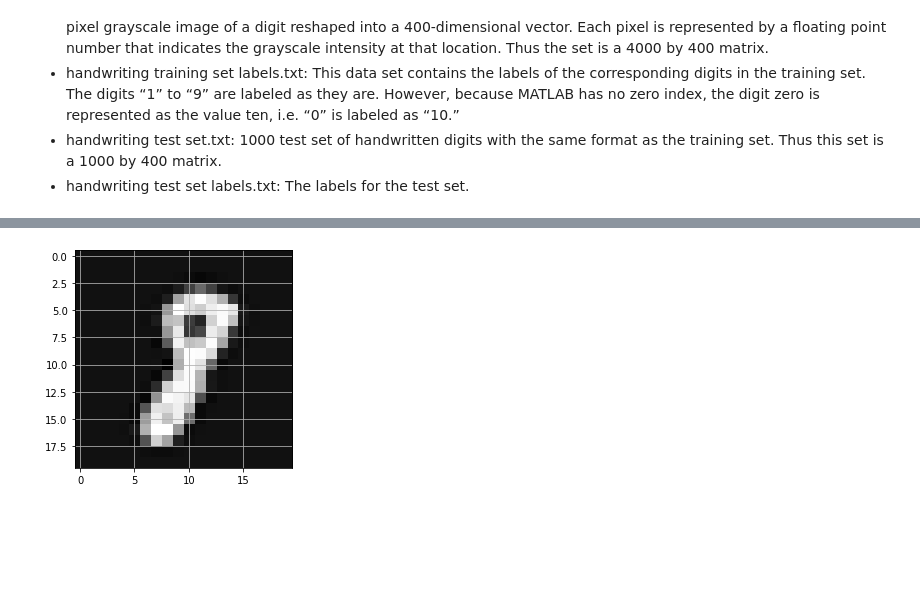
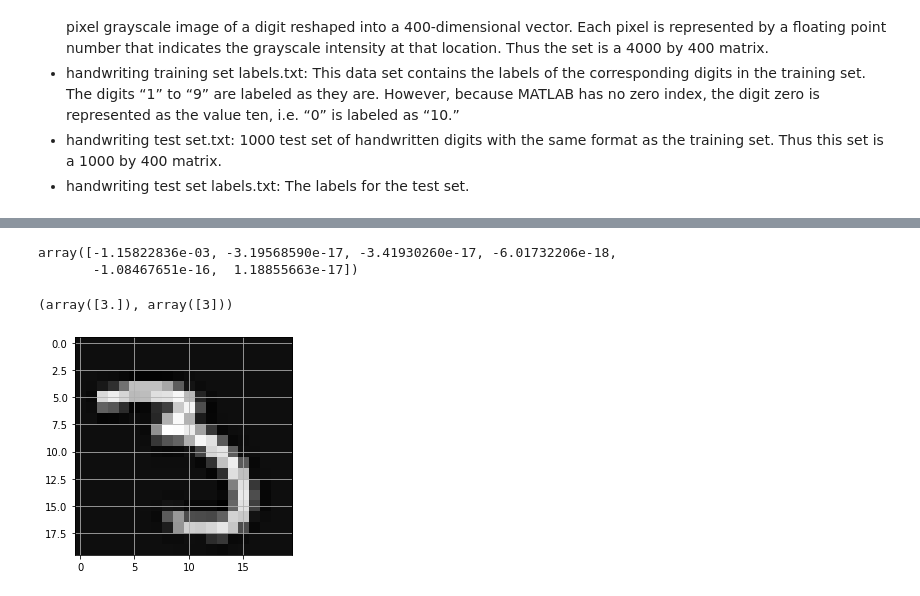
Before and after one commit to fractalclockwork/Math425, a Jupyter notebook: FinalProjectProblem3.ipynb, the cells around one changed output, grey strips where cells are left out. Saved outputs shown, nothing was run; the diff lists cells and outputs as text; code cells hidden in the pictures; blank space fills up the shorter version.

```diff
--- a/FinalProjectProblem3.ipynb
+++ b/FinalProjectProblem3.ipynb
@@ -79,0 +88,5 @@ len(labelIndex), len(data), len(labels)
+# %%
+n = 3
+a = data[labelIndex[n]] # all 400, 20x20 arrarys of n
+b = labels[labelIndex[n]]
+a.shape, b.shape
@@ -80,6 +95,5 @@ len(labelIndex), len(data), len(labels)
 # %%
-r = data[labelIndex[9][110]] # the 0th, '4' training sample
-
+r = a[0] # the 0th, '3' training sample
 r.shape = (20,20) # our data is an array, reshape it into a 20x20 matrix
 R = r.T # transpose for humans
 plt.imshow(R, cmap=plt.get_cmap('gray')) # show the humans
@@ -107,28 +128,40 @@ Q, R = np.linalg.qr(A)
+# %%
+AA= u @ s @ vh
+AA[0][53:59]  # checks out
+# %% [output]
+array([-1.15822836e-03, -3.19568590e-17, -3.41930260e-17, -6.01732206e-18,
+       -1.08467651e-16,  1.18855663e-17])
+# %%
+x_hat = np.transpose(vh) @ np.linalg.inv(s) @ np.transpose(u) @ b
+b_hat=np.around(A @ x_hat, 0)
+b_hat[10], b[10]
+# %% [output]
+(array([3.]), array([3]))
 # %%
+# animate some samples to show what we're dealing with
+
 from matplotlib.animation import FuncAnimation, PillowWriter
 from os.path import exists
 filename = "handwritting.gif"
-#if exists(path_to_file): break # only create this file once, its very time consuming
 
 fig, ax = plt.subplots()
 
 def init():
     plt.grid()
     plt.gca().set_aspect("equal")
 
 def update(i):
-    n = 8
-    r = data[n*20*20+i]
+    r = a[i]
     r.shape = (20,20)
     rr = r.T # rotate for humans
     plt.imshow(rr, cmap=plt.get_cmap('gray'))
 
 ani = FuncAnimation(fig, update, range(10), init_func=init)
 writer = PillowWriter(fps=25)
 ani.save(filename, writer=writer)
 plt.show()
 # %% [output]
-[figure, old version]
+[figure, new version]
 # %% [markdown]
 ### Animate Sample.
 ##### Show some of the data
```
Also changed, not shown: parts of 6 cells of this notebook, 1 other file.
